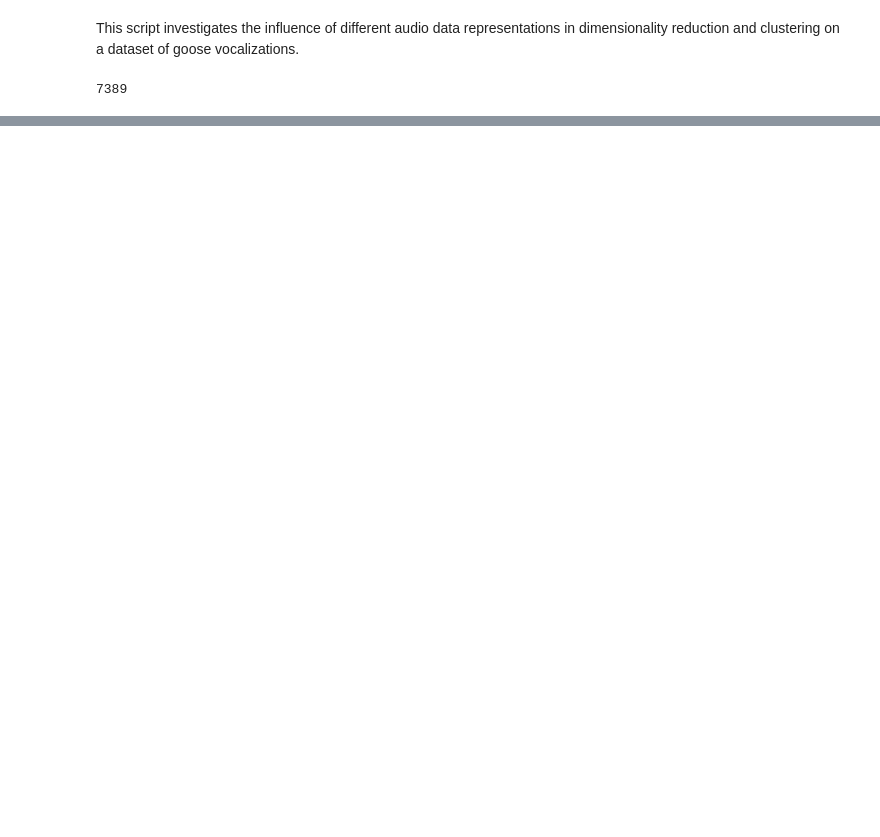
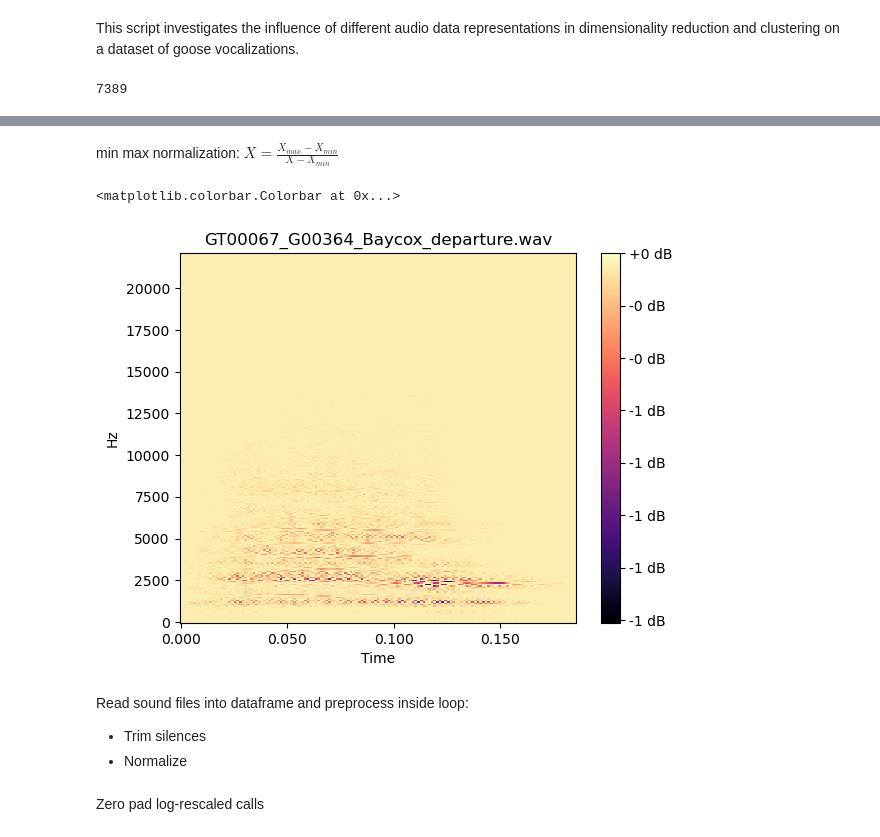
Before and after one commit to lgies23/GooseVocalizations---Thesis-code, a Jupyter notebook: gooseCallClustering.ipynb, the cells around one changed output, grey strips where cells are left out. Cells and saved outputs as stored; diff of their text form; code cells hidden in the pictures; blank space fills up the shorter version.

Commit message:
normalization

```diff
--- a/gooseCallClustering.ipynb
+++ b/gooseCallClustering.ipynb
@@ -37,0 +40,25 @@ fig.colorbar(img, ax=ax, format="%+2.f dB")
+# %% [markdown]
+min max normalization:
+$X = \frac{X_{max} - X_{min}}{X - X_{min}}$
+# %%
+def normalize(Spectrogram, min_db):
+    # Normalizes Spectrogram to values between 0 and 1
+    # Reference: Tim Sainburg (workshop - how to quote?) #TODO
+    return np.clip((Spectrogram - min_db) / -min_db, 0, 1)
+
+trimmed_call = librosa.effects.trim(call, top_db=40, frame_length=n_fft, hop_length=(n_fft//8))[0]
+normalized_call = normalize(librosa.stft(trimmed_call, n_fft=n_fft, hop_length=(n_fft//9)), -80)
+db_values = librosa.amplitude_to_db(np.abs(normalized_call), ref=np.max)
+fig, ax = plt.subplots()
+img = librosa.display.specshow(db_values, sr=sr, hop_length=(n_fft//9), x_axis='time', y_axis='linear', ax=ax)
+ax.set(title=track_paths[i].split("/")[-1])
+fig.colorbar(img, ax=ax, format="%+2.f dB")
+# %% [output]
+<matplotlib.colorbar.Colorbar at 0x...>
+[figure, added]
+# %% [markdown]
+Read sound files into dataframe and preprocess inside loop:
+- Trim silences
+- Normalize
+# %% [markdown]
+Zero pad log-rescaled calls
```
Also changed, not shown: parts of 4 cells of this notebook, 1 other file.
